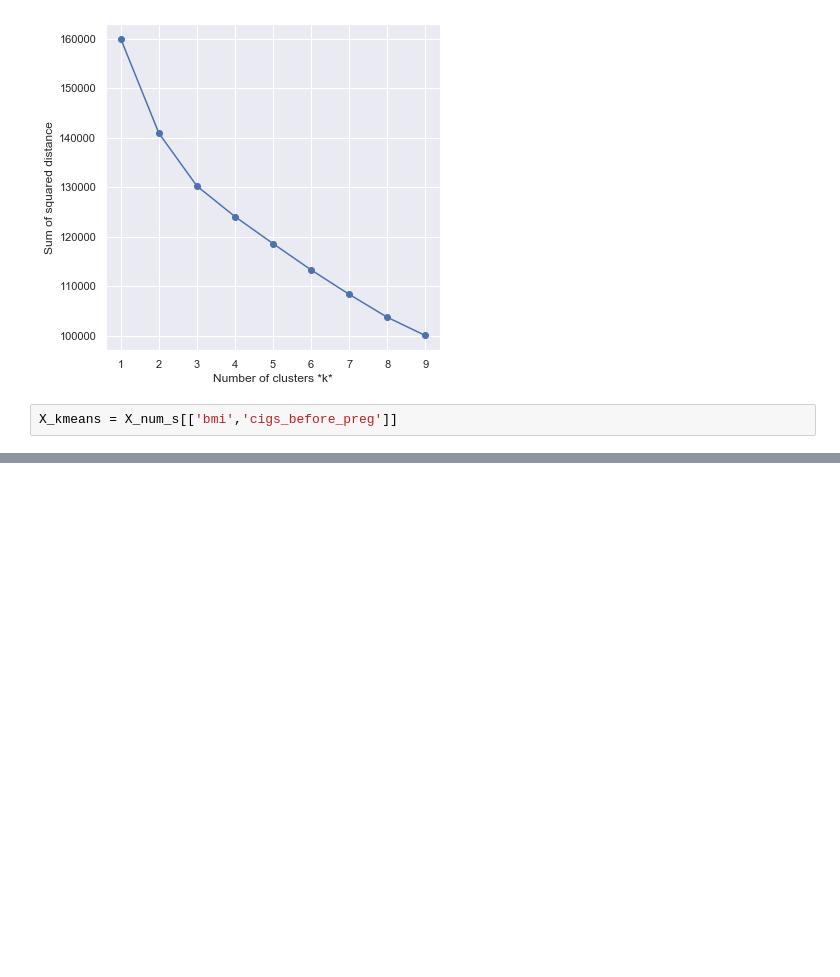
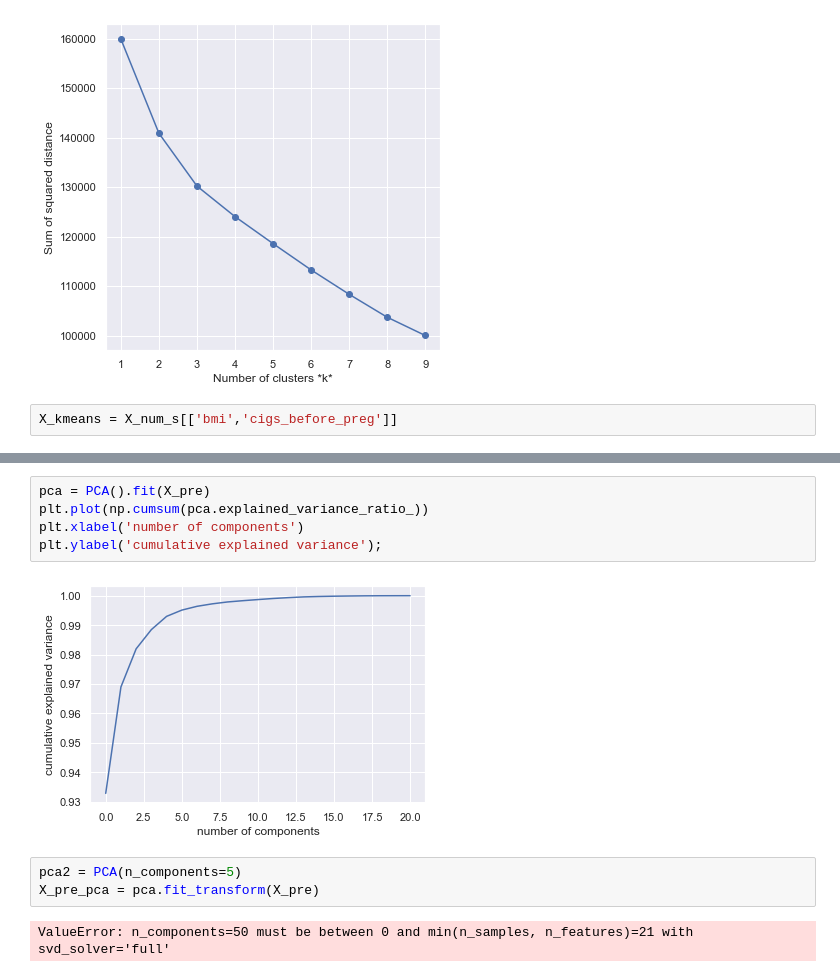
Before and after one commit to catrionamackay/Machine-Learning-Project, a Jupyter notebook: Unsupervised.ipynb, the cells around one changed output, grey strips where cells are left out. Cells and saved outputs as stored; diff of their text form; blank space fills up the shorter version.

```diff
--- a/Unsupervised.ipynb
+++ b/Unsupervised.ipynb
@@ -237,0 +300,12 @@ sns.scatterplot(X_num_s['bmi'], X_num_s['weight_change'], hue = y);
+# %%
+pca = PCA().fit(X_pre)
+plt.plot(np.cumsum(pca.explained_variance_ratio_))
+plt.xlabel('number of components')
+plt.ylabel('cumulative explained variance');
+# %% [output]
+[figure, added]
+# %%
+pca2 = PCA(n_components=5)
+X_pre_pca = pca.fit_transform(X_pre)
+# %% [output]
+ValueError: n_components=50 must be between 0 and min(n_samples, n_features)=21 with svd_solver='full'
```
Also changed, not shown: parts of 26 cells of this notebook, 7 other files.
